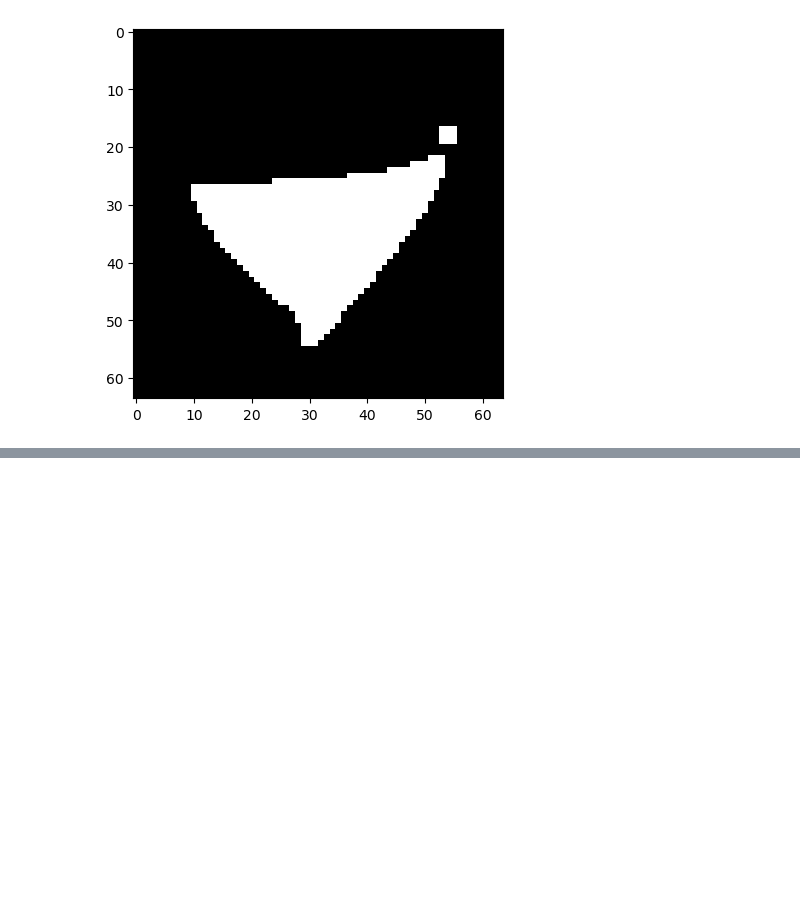
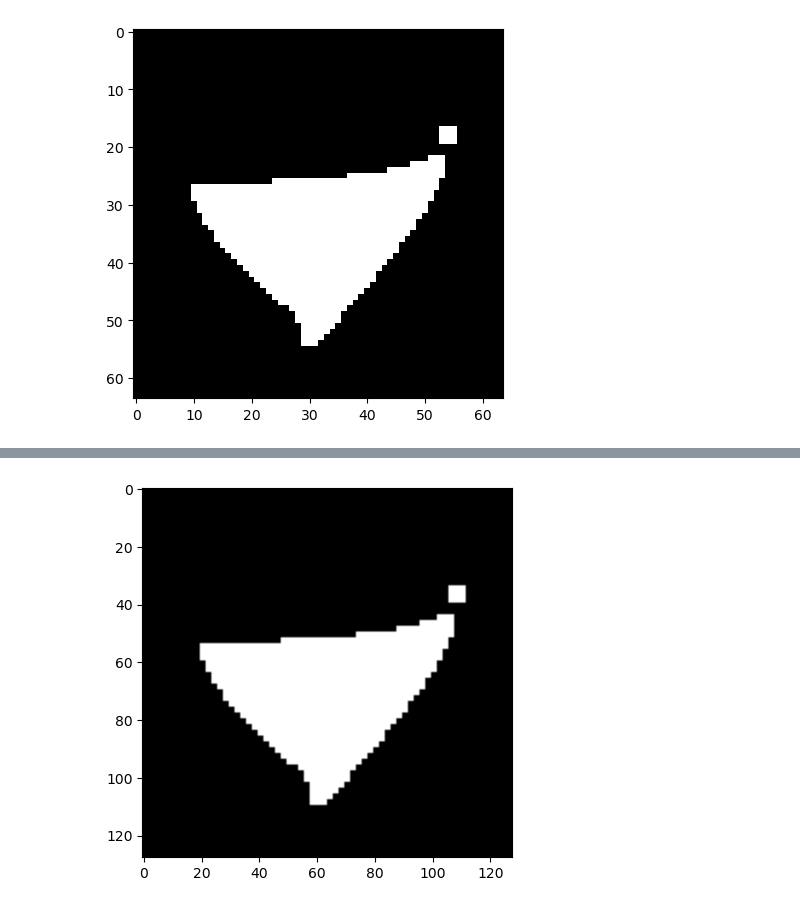
Before and after one commit to KrzysiekJa/grain-images-analytics, a Jupyter notebook: notebook.ipynb, the cells around one changed output, grey strips where cells are left out. Saved outputs shown, nothing was run; the diff lists cells and outputs as text; code cells hidden in the pictures; blank space fills up the shorter version.

```diff
--- a/notebook.ipynb
+++ b/notebook.ipynb
@@ -1081,8 +1094,8 @@ curve = fully_visualize_curve(x_solution)
 # %% [output]
 [figure]
 # %%
-image = make_binarization(np.array(curve.evalpts))
-plt.imshow(image, cmap=plt.cm.gray)
+image_3 = make_binarization(np.array(curve.evalpts))
+plt.imshow(image_3, cmap=plt.cm.gray)
 plt.show()
 # %% [output]
 [figure]
@@ -1088,0 +1145,6 @@ plt.show()
+# %%
+image_3 = resize_image(image_3, proportion_3)
+plt.imshow(image_3, cmap=plt.cm.gray)
+plt.show()
+# %% [output]
+[figure, added]
```
Also changed, not shown: parts of 8 cells of this notebook.
